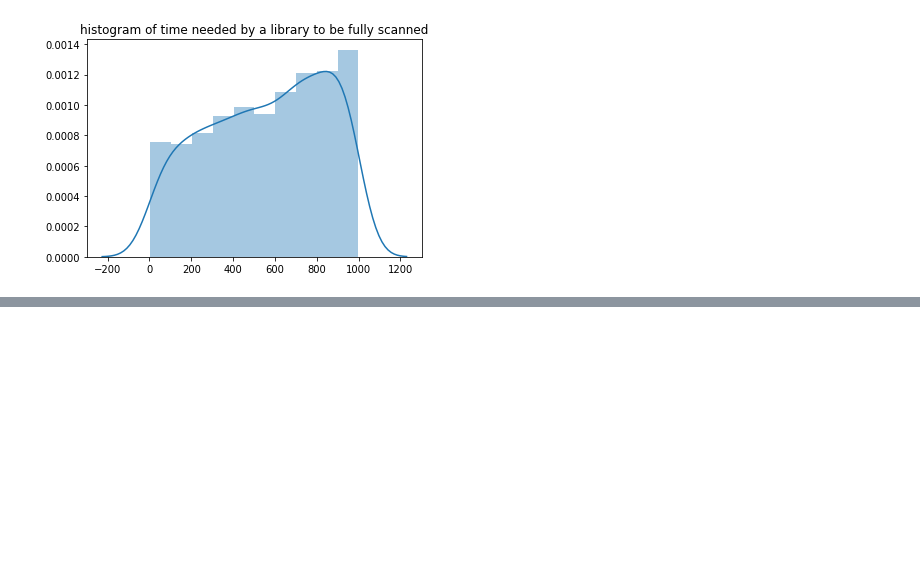
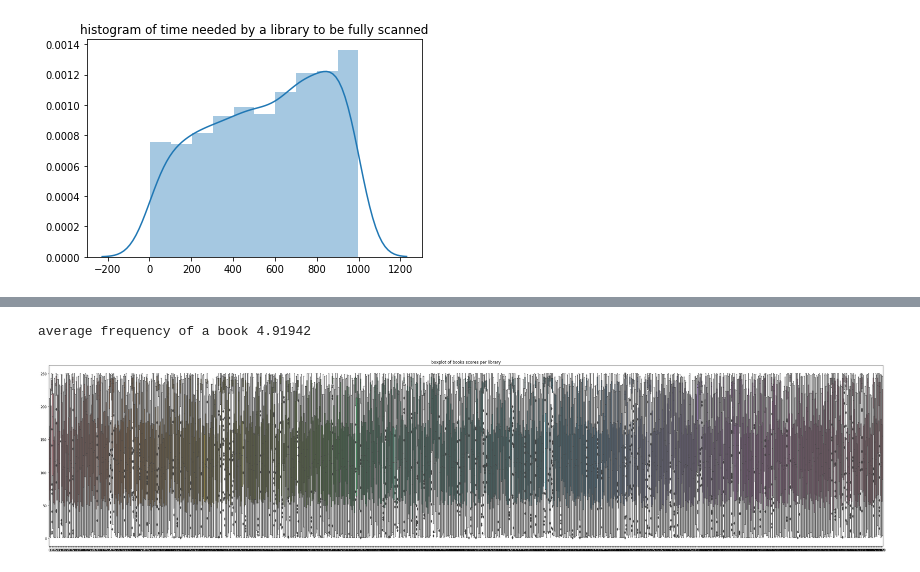
Before and after one commit to yoann-dufresne/BlaNiRaYo, a Jupyter notebook: data/viz.ipynb, the cells around one changed output, grey strips where cells are left out. Cells and saved outputs as stored; diff of their text form; code cells hidden in the pictures; blank space fills up the shorter version.

```diff
--- a/data/viz.ipynb
+++ b/data/viz.ipynb
@@ -158,3 +167,8 @@ average frequency of a book 4.91942
+# %%
+libs_books_values, libs_nb_books, mean_lib_books_scores, sum_lib_books_scores = analyze(deduplicate_books(libs,duplication_threshold=1))
+# %% [output]
+average frequency of a book 4.91942
+[figure, added]
 # %%
 import matplotlib.pyplot as plt
 def smooth_books(libs,duplication_threshold=1):
```
Also changed, not shown: parts of 4 cells of this notebook, 3 other files.
